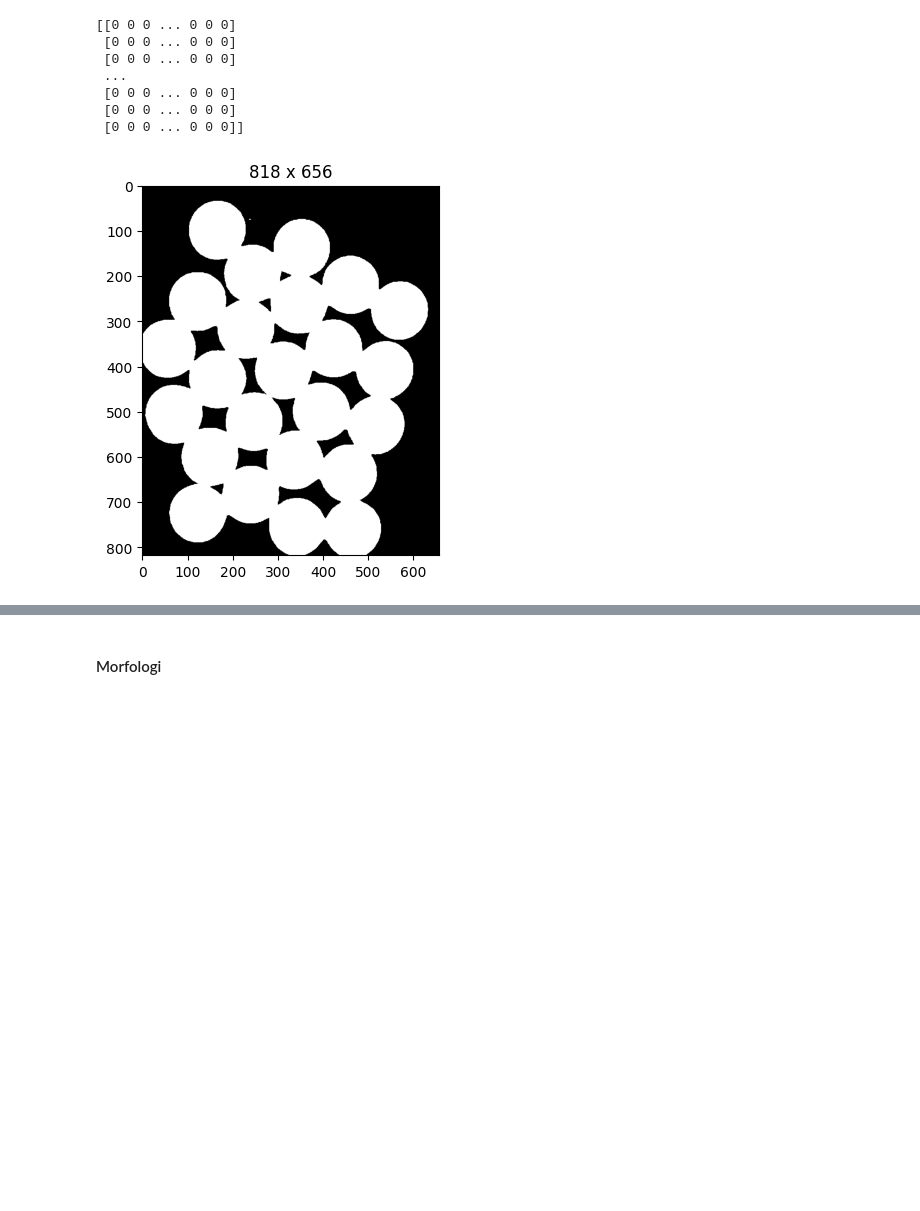
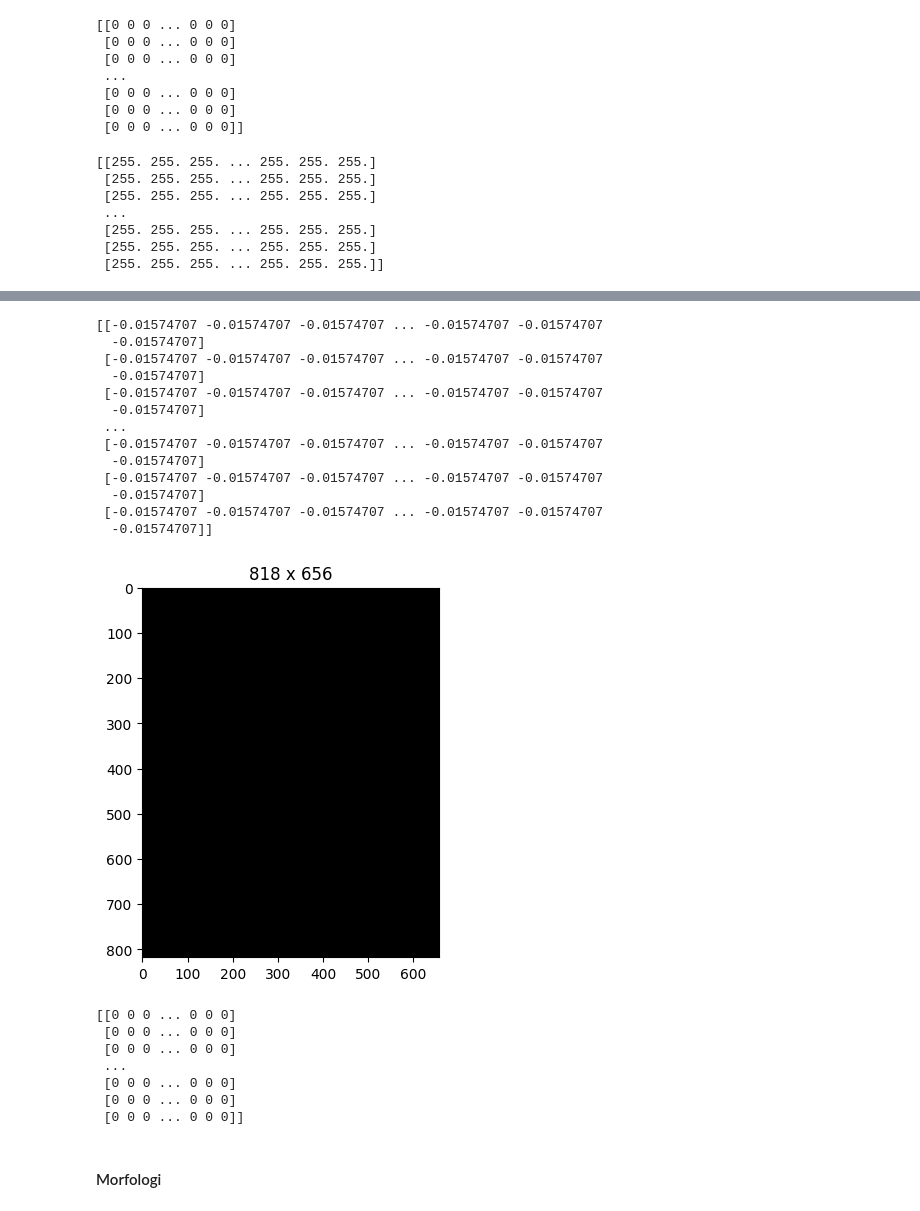
Before and after one commit to sapto-nugroho/PCD, a Jupyter notebook: PCD_Assignment03/PCD_Assignment03.ipynb, the cells around one changed output, grey strips where cells are left out. Cells and saved outputs as stored; diff of their text form; code cells hidden in the pictures; blank space fills up the shorter version.

```diff
--- a/PCD_Assignment03/PCD_Assignment03.ipynb
+++ b/PCD_Assignment03/PCD_Assignment03.ipynb
@@ -47,9 +47,14 @@ def input_img(path):
   return img
 
 def inversi(input):
-  input = cv2.bitwise_not(input)
-  # input = 255 - input
-  return input
+  output = cv2.bitwise_not(input)
+  # output = 255 - input
+  return output
+
+def biner(input):
+  input = input / 255
+  output = input.astype(np.uint8)
+  return output
 
 
 #fungsi visualisasi
@@ -146,6 +151,11 @@ def global_threshold(input):
 
 output = global_threshold(img)
 show_img(output)
+print(output)
+
+output = biner(output)
+show_img(output)
+print(output)
 # %% [output]
 Threshold (T):  157.0
 [figure]
@@ -527,8 +571,20 @@ Threshold (T):  158.0
  [0 0 0 ... 0 0 0]
  [0 0 0 ... 0 0 0]
  [0 0 0 ... 0 0 0]]
-# %%
-output_inv = inversi(output_otsu)
-show_img(output_inv)
-# %% [output]
-[figure, removed]
+# %%
+print(output_otsu)
+output_inv = inversi(output_otsu)
+show_img(output_inv)
+print(output_inv)
+
+output_inv = biner(output_inv)
+show_img(output_inv)
+print(output_inv)
+# %% [output]
+[[255. 255. 255. ... 255. 255. 255.]
+ [255. 255. 255. ... 255. 255. 255.]
+ [255. 255. 255. ... 255. 255. 255.]
+ ...
+ [255. 255. 255. ... 255. 255. 255.]
+ [255. 255. 255. ... 255. 255. 255.]
+ [255. 255. 255. ... 255. 255. 255.]]
@@ -535,3 +592,24 @@ show_img(output_inv)
+[[-0.01574707 -0.01574707 -0.01574707 ... -0.01574707 -0.01574707
+  -0.01574707]
+ [-0.01574707 -0.01574707 -0.01574707 ... -0.01574707 -0.01574707
+  -0.01574707]
+ [-0.01574707 -0.01574707 -0.01574707 ... -0.01574707 -0.01574707
+  -0.01574707]
+ ...
+ [-0.01574707 -0.01574707 -0.01574707 ... -0.01574707 -0.01574707
+  -0.01574707]
+ [-0.01574707 -0.01574707 -0.01574707 ... -0.01574707 -0.01574707
+  -0.01574707]
+ [-0.01574707 -0.01574707 -0.01574707 ... -0.01574707 -0.01574707
+  -0.01574707]]
+[figure, added]
+[[0 0 0 ... 0 0 0]
+ [0 0 0 ... 0 0 0]
+ [0 0 0 ... 0 0 0]
+ ...
+ [0 0 0 ... 0 0 0]
+ [0 0 0 ... 0 0 0]
+ [0 0 0 ... 0 0 0]]
 # %% [markdown]
 #### Morfologi
 # %%
```
Also changed, not shown: parts of 7 cells of this notebook.
